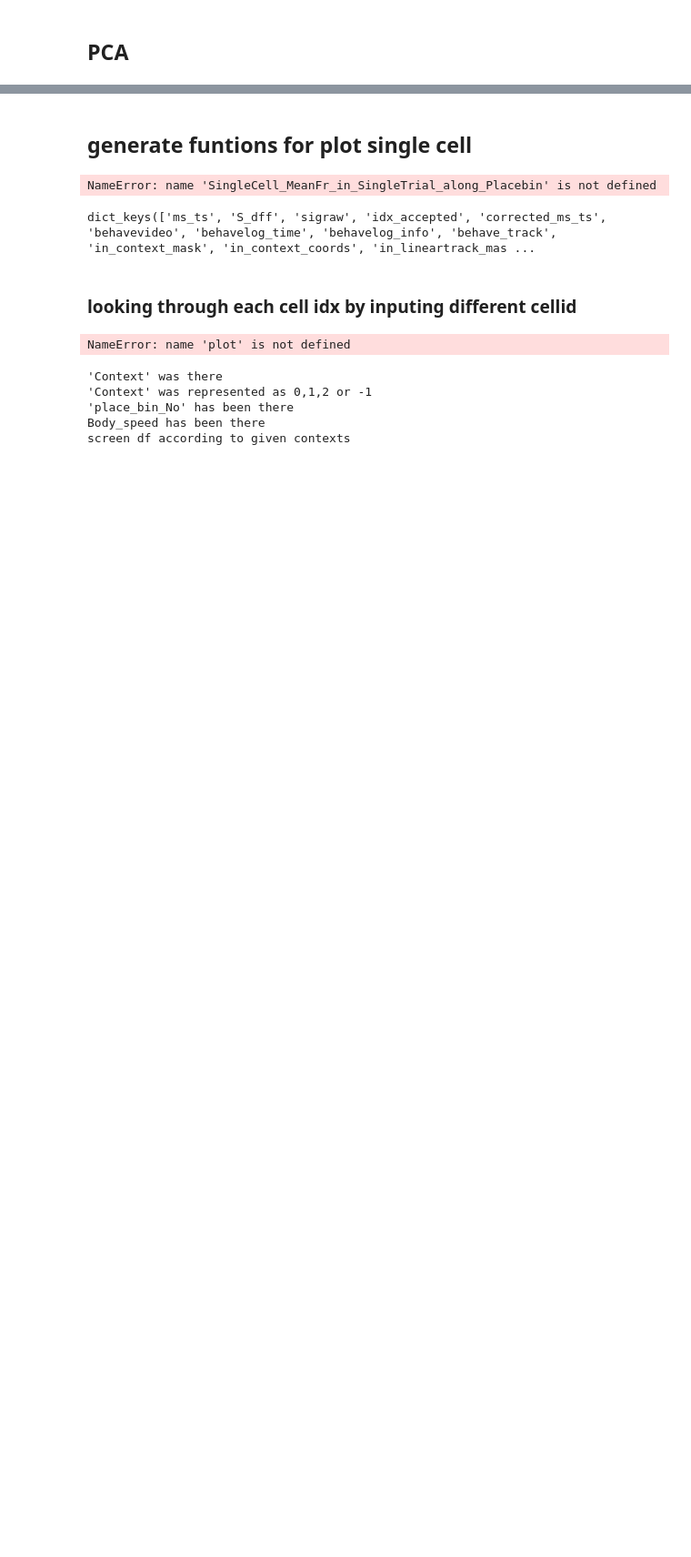
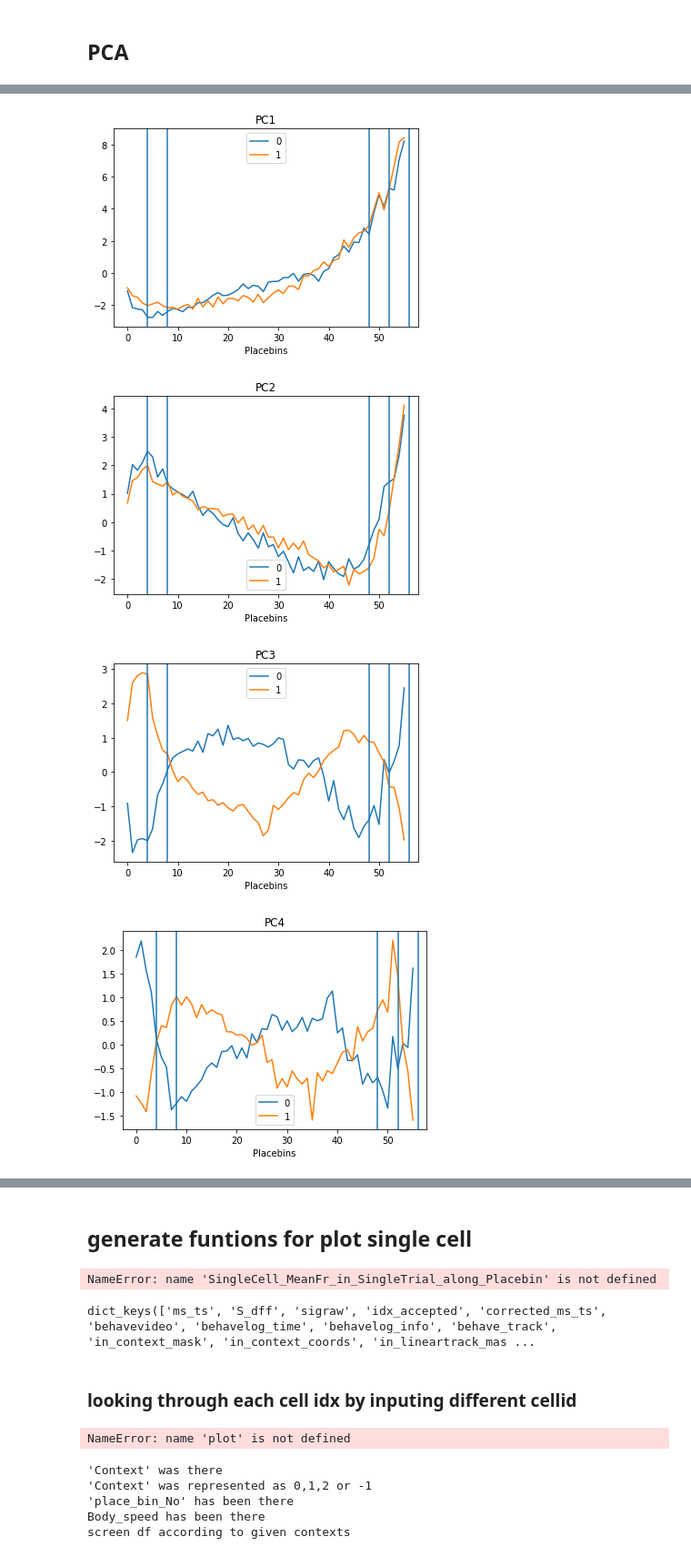
Before and after one commit to SabriQ/g_mylab, a Jupyter notebook: developing/population_analysis/pca.ipynb, the cells around one changed output, grey strips where cells are left out. Shown at 91% size. Drawn from its saved outputs; the diff is of its cells as text; code cells hidden in the pictures; blank space fills up the shorter version.

```diff
--- a/developing/population_analysis/pca.ipynb
+++ b/developing/population_analysis/pca.ipynb
@@ -55,0 +128,15 @@ plt.show()
+# %%
+for c in [0,1,2,3,4,5,6,7,8]:
+    for x_dr in [x_dr_0,x_dr_1]:
+        plt.plot(np.arange(0,len(x_dr)),x_dr[:,c])
+        plt.legend([0,1])
+    for x in [4,8,48,52,56]:
+        plt.axvline(x)
+    plt.title("PC%s"%(c+1))
+    plt.xlabel("Placebins")
+    plt.show()
+# %% [output]
+[figure, added]
+[figure, added]
+[figure, added]
+[figure, added]
```
Also changed, not shown: parts of 20 cells of this notebook, 1 other file.
